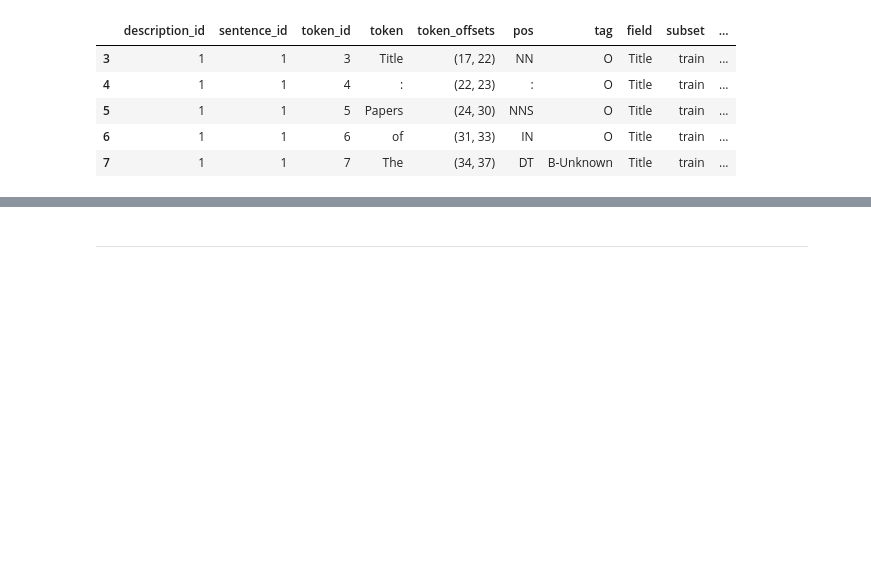
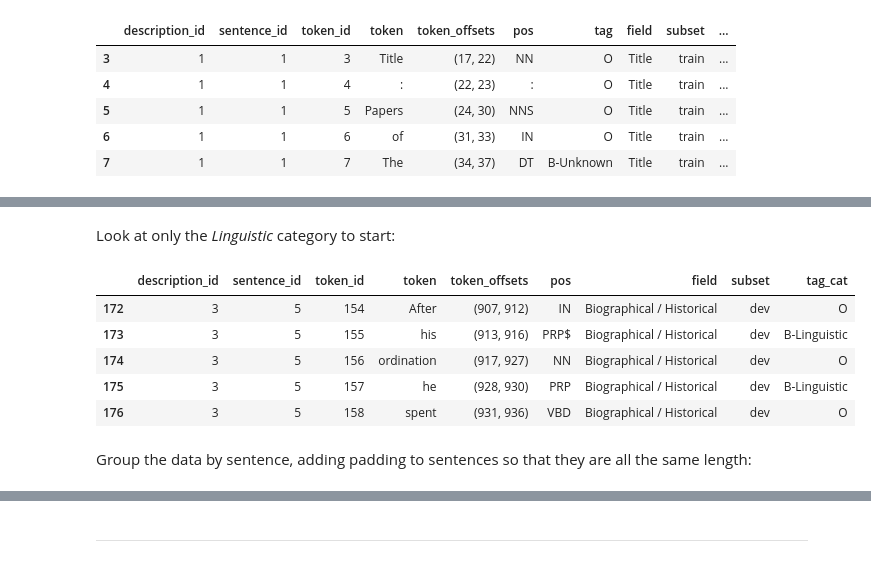
Before and after one commit to thegoose20/gender-bias, a Jupyter notebook: token_classification/BaselineTokenClassifiers_Categories.ipynb, the cells around one changed output, grey strips where cells are left out. Cells and saved outputs as stored; diff of their text form; code cells hidden in the pictures; blank space fills up the shorter version.

Commit message:
Got pipeline for Linguistic category working, added padding to sentences

```diff
--- a/token_classification/BaselineTokenClassifiers_Categories.ipynb
+++ b/token_classification/BaselineTokenClassifiers_Categories.ipynb
@@ -163,3 +167,23 @@ df_dev.head()
 | 174 | 3 | 5 | 156 | ordination | (917, 927) | NN | O | Biographical / Historical | dev | ... |
 | 175 | 3 | 5 | 157 | he | (928, 930) | PRP | B-Gendered-Pronoun | Biographical / Historical | dev | ... |
 | 176 | 3 | 5 | 158 | spent | (931, 936) | VBD | O | Biographical / Historical | dev | ... |
+# %% [markdown]
+Look at only the *Linguistic* category to start:
+# %%
+df_train_ling = df_train.drop(columns=["tag"])
+df_train_ling["tag_cat"] = df_train_ling["tag_cat"].replace(['B-Person-Name', 'B-Contextual', 'I-Person-Name', 'I-Contextual'], 'O')
+df_train_ling = df_train_ling.drop_duplicates()
+
+df_dev_ling = df_dev.drop(columns=["tag"])
+df_dev_ling["tag_cat"] = df_dev_ling["tag_cat"].replace(['B-Person-Name', 'B-Contextual', 'I-Person-Name', 'I-Contextual'], 'O')
+df_dev_ling = df_dev_ling.drop_duplicates()
+df_dev_ling.head()
+# %% [output]
+|  | description_id | sentence_id | token_id | token | token_offsets | pos | field | subset | tag_cat |
+| 172 | 3 | 5 | 154 | After | (907, 912) | IN | Biographical / Historical | dev | O |
+| 173 | 3 | 5 | 155 | his | (913, 916) | PRP$ | Biographical / Historical | dev | B-Linguistic |
+| 174 | 3 | 5 | 156 | ordination | (917, 927) | NN | Biographical / Historical | dev | O |
+| 175 | 3 | 5 | 157 | he | (928, 930) | PRP | Biographical / Historical | dev | B-Linguistic |
+| 176 | 3 | 5 | 158 | spent | (931, 936) | VBD | Biographical / Historical | dev | O |
+# %% [markdown]
+Group the data by sentence, adding padding to sentences so that they are all the same length:
```
Also changed, not shown: parts of 60 cells of this notebook, 1 other file.
